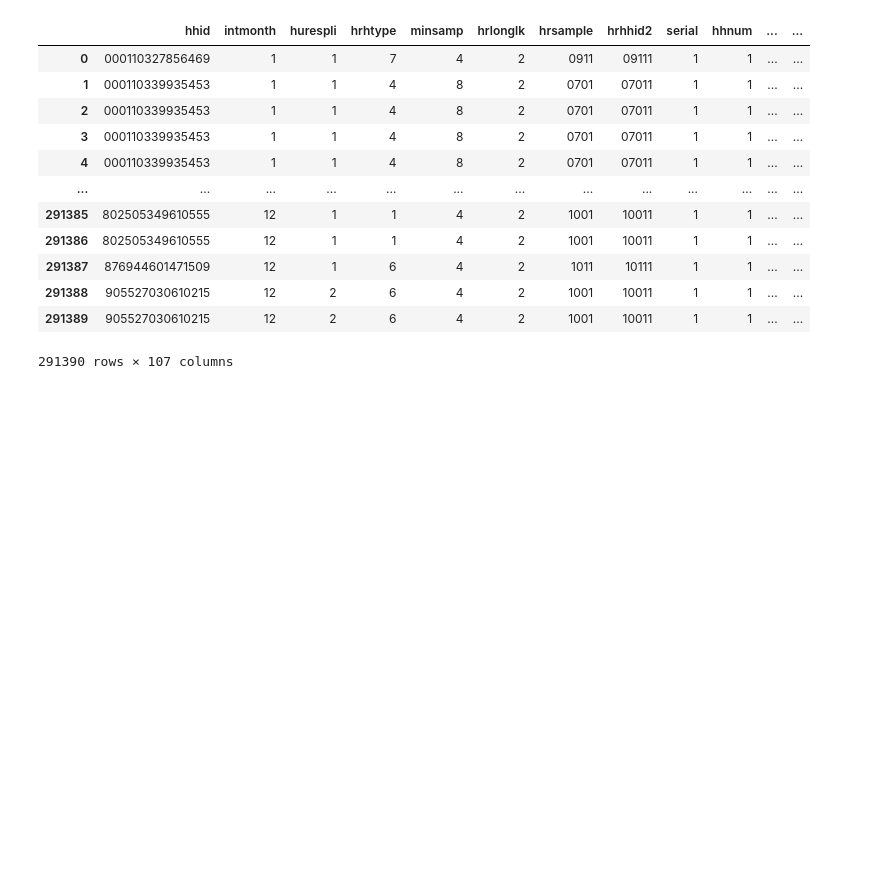
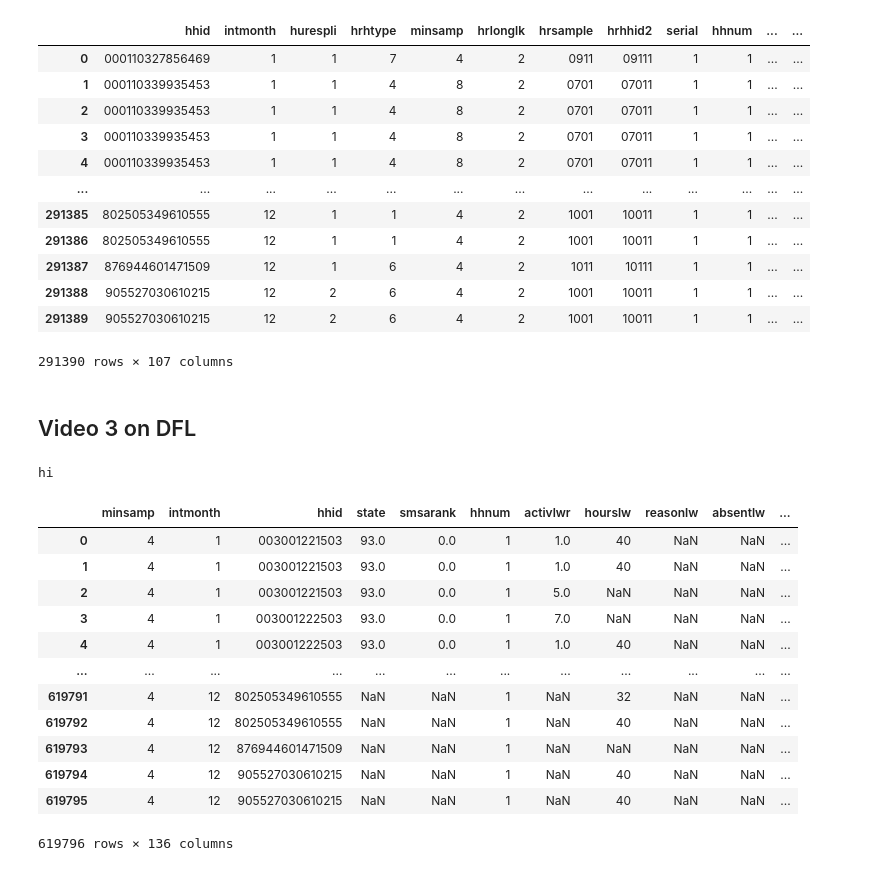
Before and after one commit to oscars47/Econ122, a Jupyter notebook: hw1.ipynb, the cells around one changed output. Cells and saved outputs as stored; diff of their text form; code cells hidden in the pictures; blank space fills up the shorter version.

```diff
--- a/hw1.ipynb
+++ b/hw1.ipynb
@@ -69,16 +85,21 @@ for j, year in enumerate(dfs.keys()):
     # create new variables
 
     # make sure to compare the right row entries so the division makes sense
+    eps = 1e-6
     if 'uhours' in df.columns:
-        # drop all values =< 0
-        df.loc[df['uhours'] <= 0, 'uhours'] = np.nan
-        df['hrwage'] = df['earnwke'] / df['uhours']
+        df['uhours'] = pd.to_numeric(df['uhours'], errors='coerce').fillna(0)
+        df['earnwke'] = pd.to_numeric(df['earnwke'], errors='coerce').fillna(0)
+        # get as np array
+        uhours = df['uhours'].to_numpy()
+        df['hrwage'] = np.where(uhours > eps, df['earnwke'] / uhours, 0)
         dfs[year]['hrearnwt'] = dfs[year]['earnwt'] * dfs[year]['uhours']
     elif 'uhourse' in df.columns:
-        # drop all values =< 0
-        df.loc[df['uhourse'] <= 0, 'uhourse'] = np.nan
-        df['hrwage'] = df['earnwke'] / df['uhourse']
-        dfs[year]['hrearnwt'] = dfs[year]['earnwt'] * dfs[year]['uhourse']
+        df['uhourse'] = pd.to_numeric(df['uhourse'], errors='coerce').fillna(0)
+        # get as np array
+        uhours = df['uhourse'].to_numpy()
+        df['earnwke'] = pd.to_numeric(df['earnwke'], errors='coerce').fillna(0)
+        df['hrwage'] = np.where(uhours > eps, df['earnwke'] / uhours, 0)
+        dfs[year]['hrearnwt'] = dfs[year]['earnwt'] * uhours
 
     ## first adjust for inflation for each quarter ##
     # get the row from the inflation list
@@ -94,9 +115,8 @@ for j, year in enumerate(dfs.keys()):
     realhrwage = np.where((df['intmonth'] > 9) & (df['intmonth'] <= 12), realhrwage * inflation_2019[2]/inflation_row[3], realhrwage)
 
     df['realhrwage'] = realhrwage
-    # remove values < 2 and > 250
-    df.loc[df['realhrwage'] < 2, 'realhrwage'] = np.nan
-    df.loc[df['realhrwage'] > 250, 'realhrwage'] = np.nan
+    df.loc[df['realhrwage'] <= 2, 'realhrwage'] = 0
+    df.loc[df['realhrwage'] >= 250, 'realhrwage'] = 0
 
 
     ## get educ; treat gradeat vs grade92 separately ##
@@ -105,6 +125,7 @@ for j, year in enumerate(dfs.keys()):
     if 'grade92' in df.columns:
         df['educ'] = df['grade92']
 
+        df.loc[df['grade92'] == 31, 'educ'] = 0
         df.loc[df['grade92'] == 32, 'educ'] = 2.5
         df.loc[df['grade92'] == 33, 'educ'] = 5.5
         df.loc[df['grade92'] == 34, 'educ'] = 7.5
@@ -128,9 +149,12 @@ for j, year in enumerate(dfs.keys()):
 
 
     logwage = dfs[year]['realhrwage'].to_numpy()
-    # conver to float
-    logwage = logwage.astype(float)
-    df['logwage'] = np.log(logwage)
+    # convert to float
+    logwage = np.log(logwage.astype(float))
+    # replace -inf with 0
+    logwage = np.where(np.isneginf(logwage), 0, logwage)
+    df['logwage'] = logwage
+    logwage = np.where(np.isnan(logwage), 0, logwage)
     df['lths'] = dfs[year]['educ'] < 12
     df['college'] = dfs[year]['educ'] >= 16
     df['exp'] = dfs[year]['age'] - dfs[year]['educ'] - 6
@@ -462,0 +501,2 @@ sys.stdout = sys.__stdout__
+# %% [markdown]
+## Video 3 on DFL
@@ -462,0 +505,24 @@ sys.stdout = sys.__stdout__
+# %%
+print('hi')
+# %% [output]
+hi
+# %%
+combined_df = pd.concat([dfs[79], dfs[19]], ignore_index=True)
+fulltime = combined_df['uhourse'] >= 35
+combined_df['fulltime'] = fulltime
+# %%
+combined_df
+# %% [output]
+|  | minsamp | intmonth | hhid | state | smsarank | hhnum | activlwr | hourslw | reasonlw | absentlw | ... |
+| 0 | 4 | 1 | 003001221503 | 93.0 | 0.0 | 1 | 1.0 | 40 | NaN | NaN | ... |
+| 1 | 4 | 1 | 003001221503 | 93.0 | 0.0 | 1 | 1.0 | 40 | NaN | NaN | ... |
+| 2 | 4 | 1 | 003001221503 | 93.0 | 0.0 | 1 | 5.0 | NaN | NaN | NaN | ... |
+| 3 | 4 | 1 | 003001222503 | 93.0 | 0.0 | 1 | 7.0 | NaN | NaN | NaN | ... |
+| 4 | 4 | 1 | 003001222503 | 93.0 | 0.0 | 1 | 1.0 | 40 | NaN | NaN | ... |
+| ... | ... | ... | ... | ... | ... | ... | ... | ... | ... | ... | ... |
+| 619791 | 4 | 12 | 802505349610555 | NaN | NaN | 1 | NaN | 32 | NaN | NaN | ... |
+| 619792 | 4 | 12 | 802505349610555 | NaN | NaN | 1 | NaN | 40 | NaN | NaN | ... |
+| 619793 | 4 | 12 | 876944601471509 | NaN | NaN | 1 | NaN | NaN | NaN | NaN | ... |
+| 619794 | 4 | 12 | 905527030610215 | NaN | NaN | 1 | NaN | 40 | NaN | NaN | ... |
+| 619795 | 4 | 12 | 905527030610215 | NaN | NaN | 1 | NaN | 40 | NaN | NaN | ... |
+619796 rows × 136 columns
```
Also changed, not shown: parts of 16 cells of this notebook, 1 other file.
